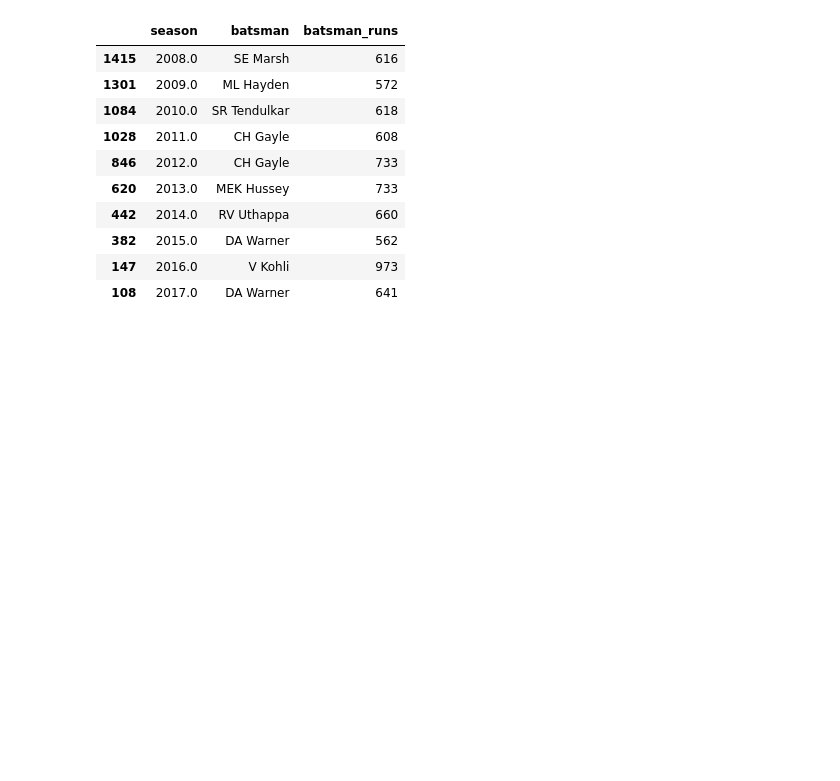
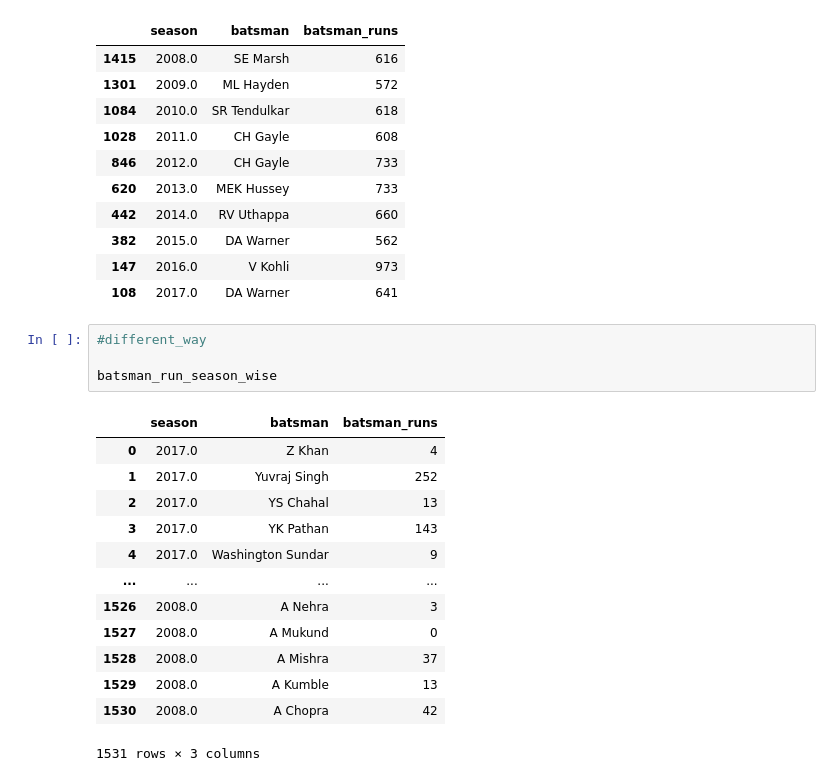
Before and after one commit to Abhishek6706/Fundamentals, a Jupyter notebook: pandas/DataFrame/merging_joining_concatenating.ipynb, the cells around one changed output. Saved outputs shown, nothing was run; the diff lists cells and outputs as text; blank space fills up the shorter version.

```diff
--- a/pandas/DataFrame/merging_joining_concatenating.ipynb
+++ b/pandas/DataFrame/merging_joining_concatenating.ipynb
@@ -1240,3 +1240,21 @@ batsman_run_season_wise.sort_values(by='batsman_runs', ascending=False).drop_dup
 | 382 | 2015.0 | DA Warner | 562 |
 | 147 | 2016.0 | V Kohli | 973 |
 | 108 | 2017.0 | DA Warner | 641 |
+# %%
+#different_way
+
+batsman_run_season_wise
+# %% [output]
+|  | season | batsman | batsman_runs |
+| 0 | 2017.0 | Z Khan | 4 |
+| 1 | 2017.0 | Yuvraj Singh | 252 |
+| 2 | 2017.0 | YS Chahal | 13 |
+| 3 | 2017.0 | YK Pathan | 143 |
+| 4 | 2017.0 | Washington Sundar | 9 |
+| ... | ... | ... | ... |
+| 1526 | 2008.0 | A Nehra | 3 |
+| 1527 | 2008.0 | A Mukund | 0 |
+| 1528 | 2008.0 | A Mishra | 37 |
+| 1529 | 2008.0 | A Kumble | 13 |
+| 1530 | 2008.0 | A Chopra | 42 |
+1531 rows × 3 columns
```
Also changed, not shown: parts of 3 cells of this notebook, 1 other file.
